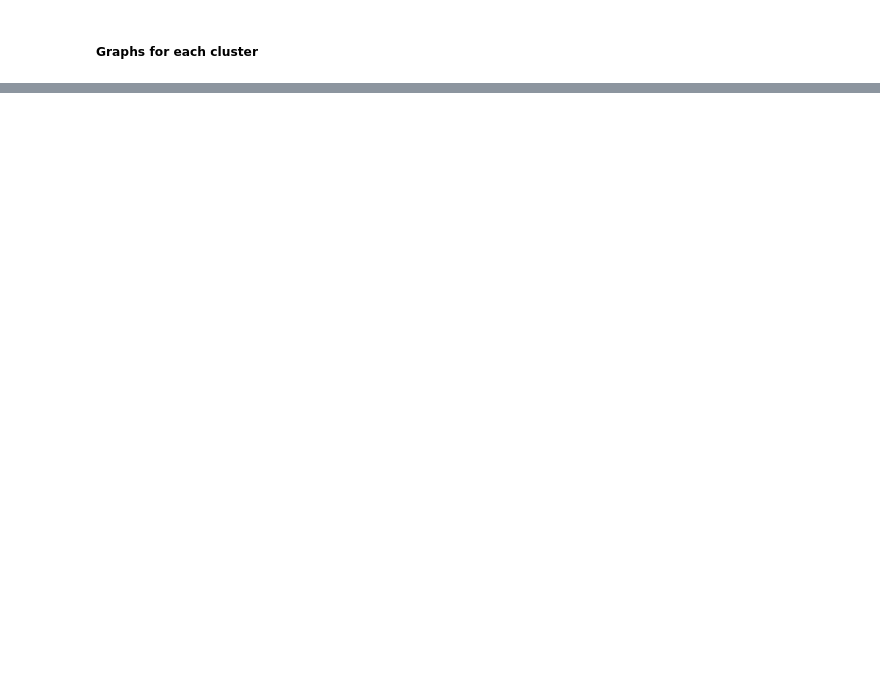
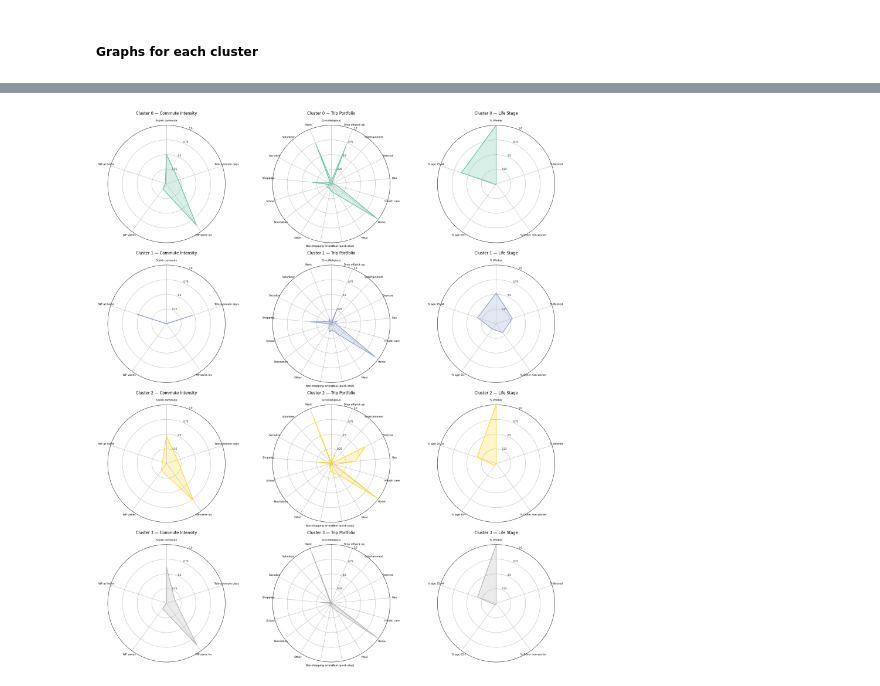
Before and after one commit to pengu-rengu/ev_digital_city, a Jupyter notebook: notebooks/clustering.ipynb, the cells around one changed output, grey strips where cells are left out. Cells and saved outputs as stored; diff of their text form; code cells hidden in the pictures; blank space fills up the shorter version.

```diff
--- a/notebooks/clustering.ipynb
+++ b/notebooks/clustering.ipynb
@@ -256,0 +259,95 @@ for cluster_id, cluster_df in enumerate(cluster_dfs):
+# %%
+##### Cluster comparison radars: commute intensity + trip portfolio + life stage
+TELECOMMUTE_LABEL_TO_DAYS = {label: code for code, label in TELECOMMUTE_DAYS_LABELS.items() if label is not None and code >= 0}
+
+COMMUTE_AXES = [
+    "5d/wk commute",
+    "Telecommute days",
+    "WP same loc",
+    "WP varies",
+    "WP at home"
+]
+
+WP_SAME = "Usually the same location (outside home)"
+WP_VARIES = "Workplace regularly varies (different offices or jobsites)"
+WP_HOME = "At home (telecommute or self-employed with home office)"
+
+LIFE_STAGE_AXES = [
+    "% Worker",
+    "% Retired",
+    "% Other non-worker",
+    "% age 65+",
+    "% age 25-44"
+]
+
+WORKER = "Worker, including self employed"
+RETIRED = "Retired"
+SENIOR_AGES = {"65 - 74 years", "75 - 84 years", "85 years or older"}
+YOUNG_WORKING_AGES = {"25 - 34 years", "35 - 44 years"}
+
+
+def commute_vector(cluster_df: pd.DataFrame) -> list[float]:
+    if len(cluster_df) == 0:
+        return [0.0] * len(COMMUTE_AXES)
+    commute_freq = cluster_df["commute_freq"].astype(str)
+    workplace_loc = cluster_df["workplace_loc"].astype(str)
+    telecommute_days = cluster_df["telecommute_days"].map(TELECOMMUTE_LABEL_TO_DAYS)
+    return [
+        float((commute_freq == "5 weekdays a week").mean()),
+        float(telecommute_days.mean() / 5.0) if telecommute_days.notna().any() else 0.0,
+        float((workplace_loc == WP_SAME).mean()),
+        float((workplace_loc == WP_VARIES).mean()),
+        float((workplace_loc == WP_HOME).mean())
+    ]
+
+
+def life_stage_vector(cluster_df: pd.DataFrame) -> list[float]:
+    if len(cluster_df) == 0:
+        return [0.0] * len(LIFE_STAGE_AXES)
+    employment = cluster_df["employment_status"].astype(str)
+    age_group = cluster_df["age_group"].astype(str)
+    worker_share = float((employment == WORKER).mean())
+    retired_share = float((employment == RETIRED).mean())
+    return [
+        worker_share,
+        retired_share,
+        float(1.0 - worker_share - retired_share),
+        float(age_group.isin(SENIOR_AGES).mean()),
+        float(age_group.isin(YOUNG_WORKING_AGES).mean())
+    ]
+
+
+def radar(ax, axis_labels: list[str], values: list[float], title: str, color) -> None:
+    angles = np.linspace(0, 2 * np.pi, len(axis_labels), endpoint = False).tolist()
+    angles += angles[:1]
+    loop = list(values) + [values[0]]
+    ax.set_theta_offset(np.pi / 2)
+    ax.set_theta_direction(-1)
+    ax.set_xticks(angles[:-1])
+    ax.set_xticklabels(axis_labels, fontsize = 8)
+    ax.set_ylim(0, 1)
+    ax.set_yticks([0.25, 0.5, 0.75, 1.0])
+    ax.set_yticklabels(["0.25", "0.5", "0.75", "1.0"], fontsize = 7)
+    ax.plot(angles, loop, color = color, linewidth = 2)
+    ax.fill(angles, loop, color = color, alpha = 0.25)
+    ax.set_title(title, pad = 15)
+
+
+activities = sorted({col.removeprefix("mean_arrival_") for cluster_df in cluster_dfs for col in cluster_df.columns if col.startswith("mean_arrival_") and col != "mean_arrival_minutes"})
+cmap = plt.colormaps["Set2"].resampled(max(best_k, 1))
+
+fig, axes = plt.subplots(best_k, 3, figsize = (21, 6 * best_k), subplot_kw = {"projection": "polar"})
+if best_k == 1:
+    axes = np.array([axes])
+
+for cluster_id, cluster_df in enumerate(cluster_dfs):
+    color = cmap(cluster_id)
+    radar(axes[cluster_id, 0], COMMUTE_AXES, commute_vector(cluster_df), f"Cluster {cluster_id} — Commute Intensity", color)
+    portfolio = [float(cluster_df[f"mean_arrival_{activity}"].notna().mean()) if f"mean_arrival_{activity}" in cluster_df.columns else 0.0 for activity in activities]
+    radar(axes[cluster_id, 1], activities, portfolio, f"Cluster {cluster_id} — Trip Portfolio", color)
+    radar(axes[cluster_id, 2], LIFE_STAGE_AXES, life_stage_vector(cluster_df), f"Cluster {cluster_id} — Life Stage", color)
+
+plt.tight_layout()
+plt.show()
+# %% [output]
+[figure, added]
```
Also changed, not shown: parts of 9 cells of this notebook, 4 other files.
